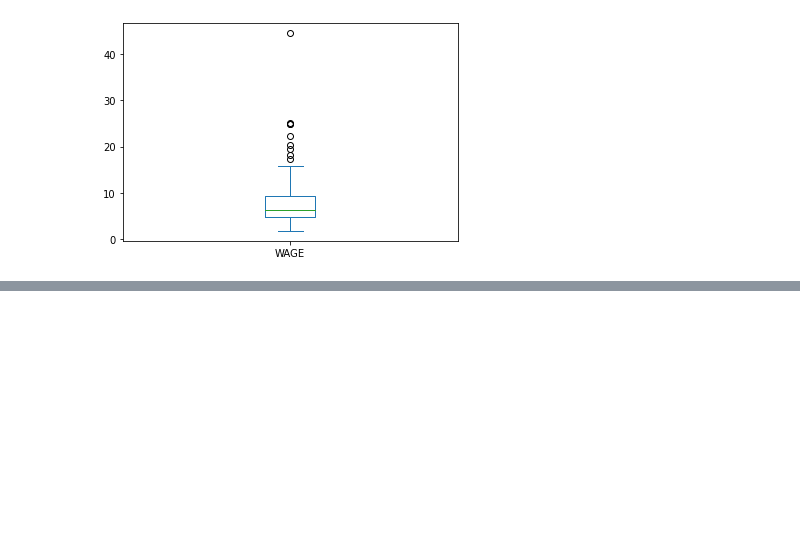
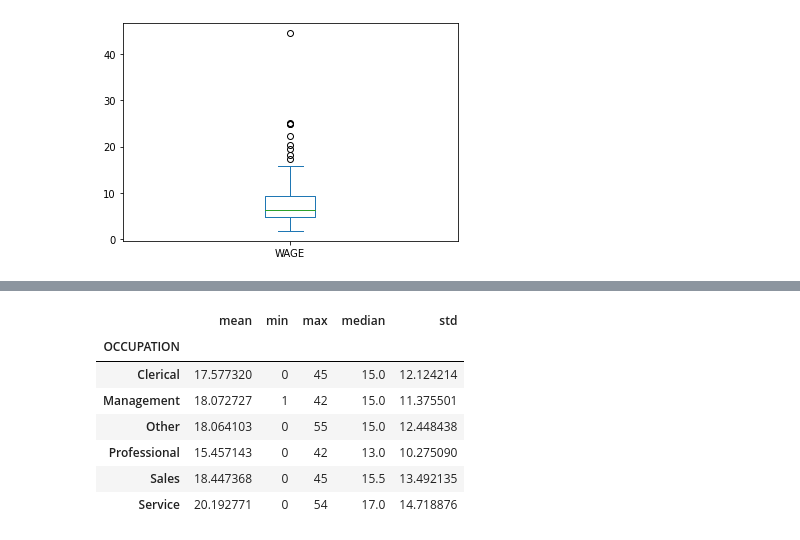
Before and after one commit to aunmohd2000/Python-with-DS, a Jupyter notebook: Data science/data_analysis3.ipynb, the cells around one changed output, grey strips where cells are left out. Cells and saved outputs as stored; diff of their text form; code cells hidden in the pictures; blank space fills up the shorter version.

```diff
--- a/Data science/data_analysis3.ipynb
+++ b/Data science/data_analysis3.ipynb
@@ -153,0 +189,11 @@ df[explt10].plot(kind='box',x='EXPERIENCE',y='WAGE')
+# %%
+df.groupby('OCCUPATION')['EXPERIENCE'].agg(['mean','min','max','median','std'])
+# %% [output]
+|  | mean | min | max | median | std |
+| OCCUPATION |  |  |  |  |  |
+| Clerical | 17.577320 | 0 | 45 | 15.0 | 12.124214 |
+| Management | 18.072727 | 1 | 42 | 15.0 | 11.375501 |
+| Other | 18.064103 | 0 | 55 | 15.0 | 12.448438 |
+| Professional | 15.457143 | 0 | 42 | 13.0 | 10.275090 |
+| Sales | 18.447368 | 0 | 45 | 15.5 | 13.492135 |
+| Service | 20.192771 | 0 | 54 | 17.0 | 14.718876 |
```
Also changed, not shown: parts of 7 cells of this notebook, 2 other files.
